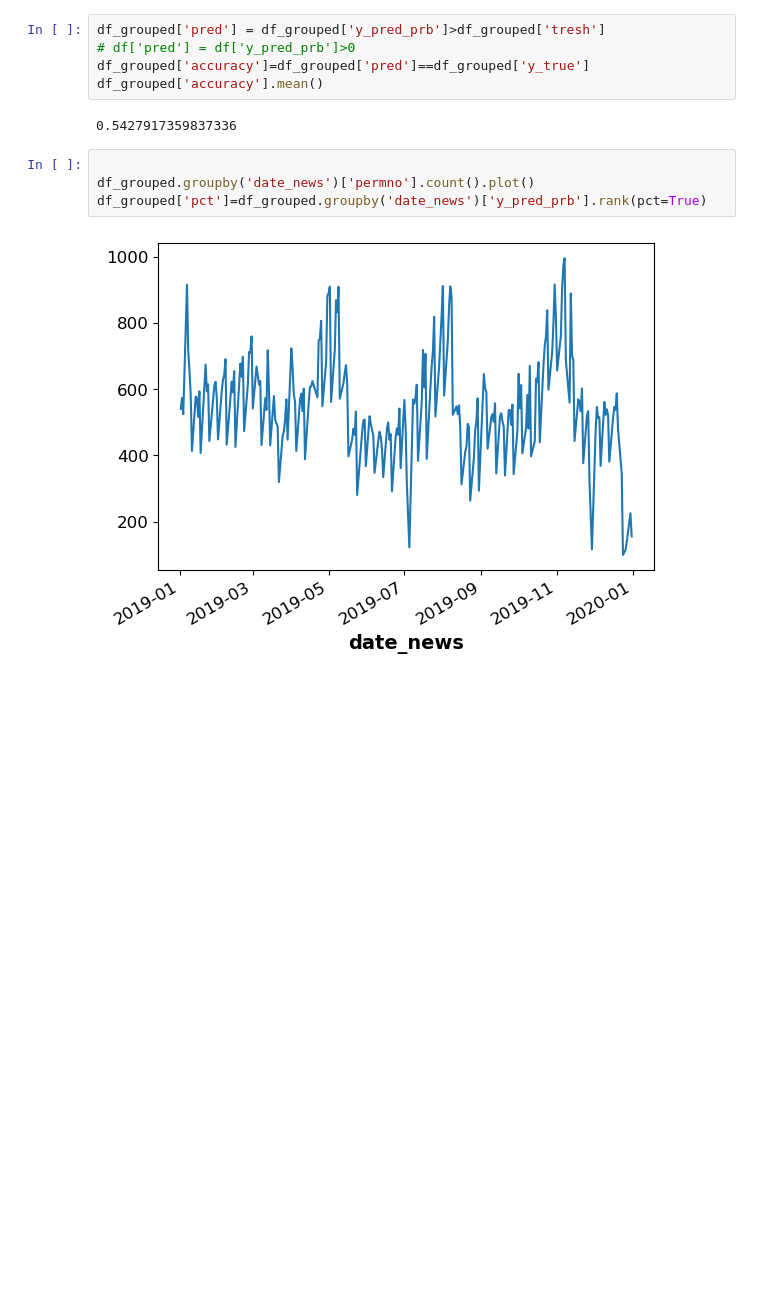
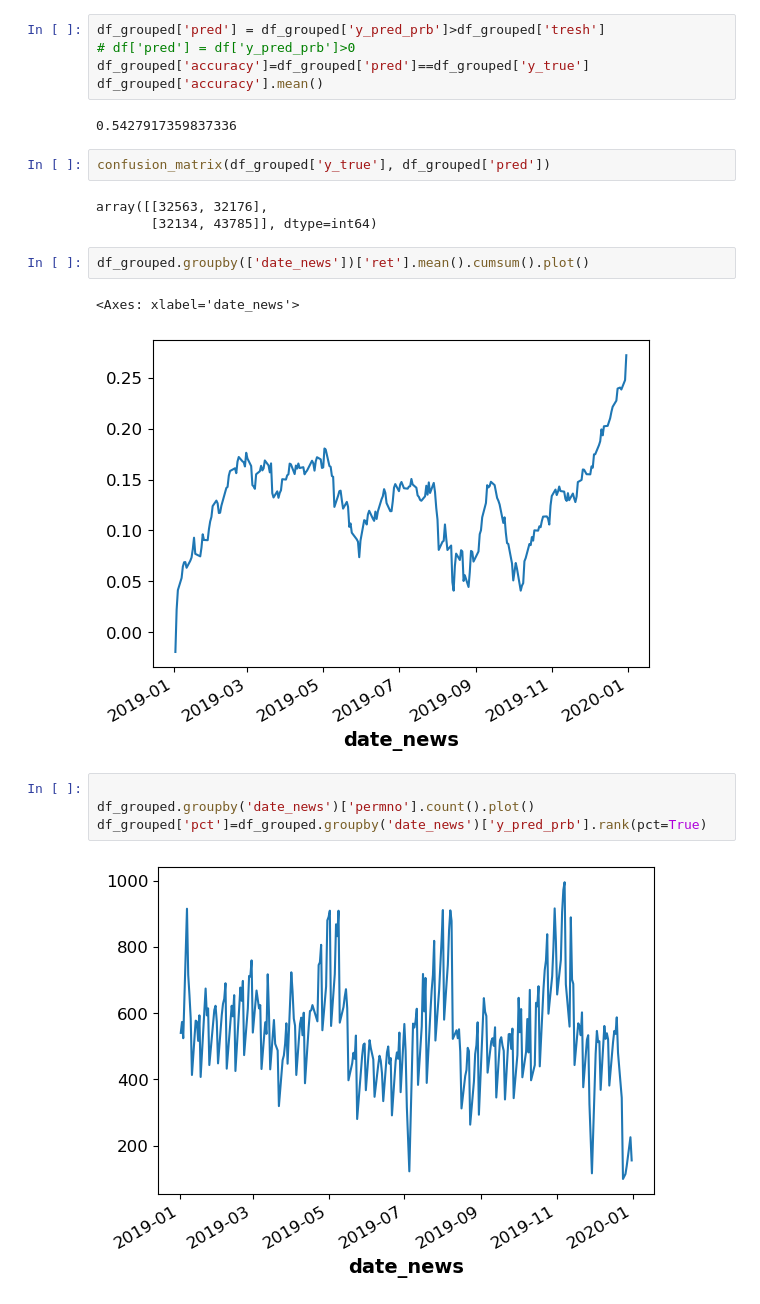
Before and after one commit to ruoqig1/EightK, a Jupyter notebook: results_explorer.ipynb, the cells around one changed output. Drawn from its saved outputs; the diff is of its cells as text; blank space fills up the shorter version.

```diff
--- a/results_explorer.ipynb
+++ b/results_explorer.ipynb
@@ -226,6 +163,16 @@ df_grouped['accuracy']=df_grouped['pred']==df_grouped['y_true']
 df_grouped['accuracy'].mean()
 # %% [output]
 0.5427917359837336
+# %%
+confusion_matrix(df_grouped['y_true'], df_grouped['pred'])
+# %% [output]
+array([[32563, 32176],
+       [32134, 43785]], dtype=int64)
+# %%
+df_grouped.groupby(['date_news'])['ret'].mean().cumsum().plot()
+# %% [output]
+<Axes: xlabel='date_news'>
+[figure, added]
 # %%
 
 df_grouped.groupby('date_news')['permno'].count().plot()
```
Also changed, not shown: parts of 9 cells of this notebook, 4 other files.
